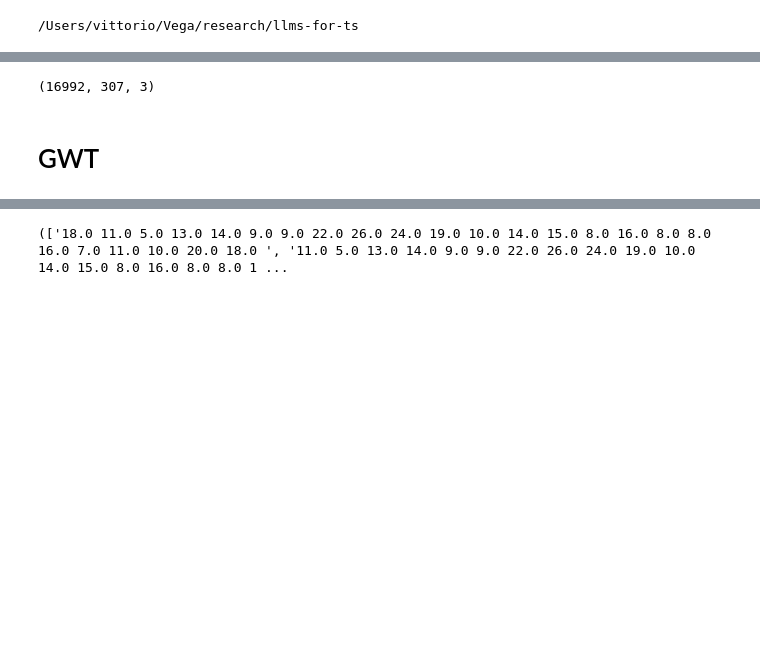
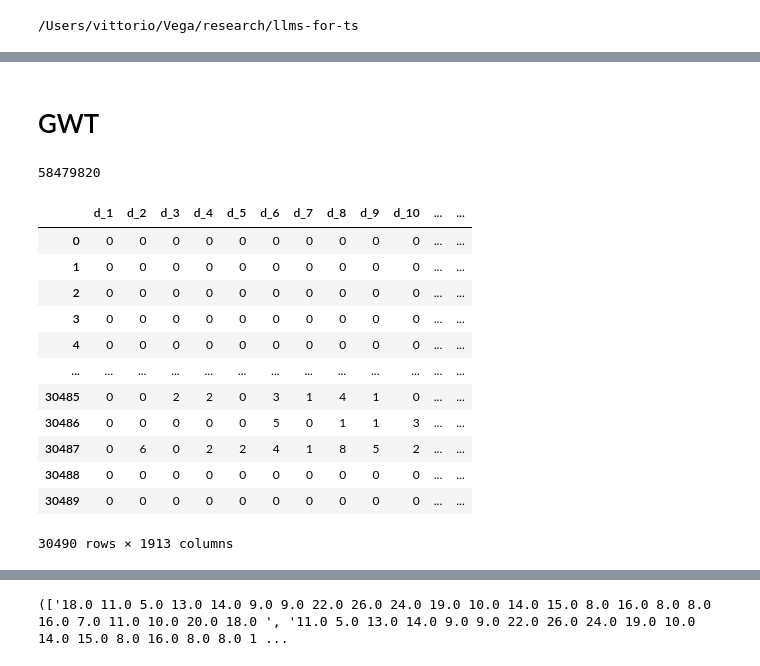
Before and after one commit to VittorioRossi/llms-for-ts, a Jupyter notebook: notebooks/1_data_processing.ipynb, the cells around one changed output, grey strips where cells are left out. Cells and saved outputs as stored; diff of their text form; code cells hidden in the pictures; blank space fills up the shorter version.

```diff
--- a/notebooks/1_data_processing.ipynb
+++ b/notebooks/1_data_processing.ipynb
@@ -10,9 +5,28 @@ pems = np.load(f'data/raw/PEMS4/PEMS4.npz')['data']
-# %%
-pems.shape
-# %% [output]
-(16992, 307, 3)
 # %% [markdown]
 # GWT
+# %%
+import pandas as pd
+data = pd.read_csv("data/raw/m5/sales_train_validation.csv")
+# %%
+(~data.iloc[:, 1:].isna()).sum().sum()
+# %% [output]
+58479820
+# %%
+data.iloc[:,6:].shape
+# %% [output]
+|  | d_1 | d_2 | d_3 | d_4 | d_5 | d_6 | d_7 | d_8 | d_9 | d_10 | ... | ... |
+| 0 | 0 | 0 | 0 | 0 | 0 | 0 | 0 | 0 | 0 | 0 | ... | ... |
+| 1 | 0 | 0 | 0 | 0 | 0 | 0 | 0 | 0 | 0 | 0 | ... | ... |
+| 2 | 0 | 0 | 0 | 0 | 0 | 0 | 0 | 0 | 0 | 0 | ... | ... |
+| 3 | 0 | 0 | 0 | 0 | 0 | 0 | 0 | 0 | 0 | 0 | ... | ... |
+| 4 | 0 | 0 | 0 | 0 | 0 | 0 | 0 | 0 | 0 | 0 | ... | ... |
+| ... | ... | ... | ... | ... | ... | ... | ... | ... | ... | ... | ... | ... |
+| 30485 | 0 | 0 | 2 | 2 | 0 | 3 | 1 | 4 | 1 | 0 | ... | ... |
+| 30486 | 0 | 0 | 0 | 0 | 0 | 5 | 0 | 1 | 1 | 3 | ... | ... |
+| 30487 | 0 | 6 | 0 | 2 | 2 | 4 | 1 | 8 | 5 | 2 | ... | ... |
+| 30488 | 0 | 0 | 0 | 0 | 0 | 0 | 0 | 0 | 0 | 0 | ... | ... |
+| 30489 | 0 | 0 | 0 | 0 | 0 | 0 | 0 | 0 | 0 | 0 | ... | ... |
+30490 rows × 1913 columns
 # %%
 from src.features.datasets import GWTDataset
 
```
Also changed, not shown: parts of 3 cells of this notebook, 8 other files.
